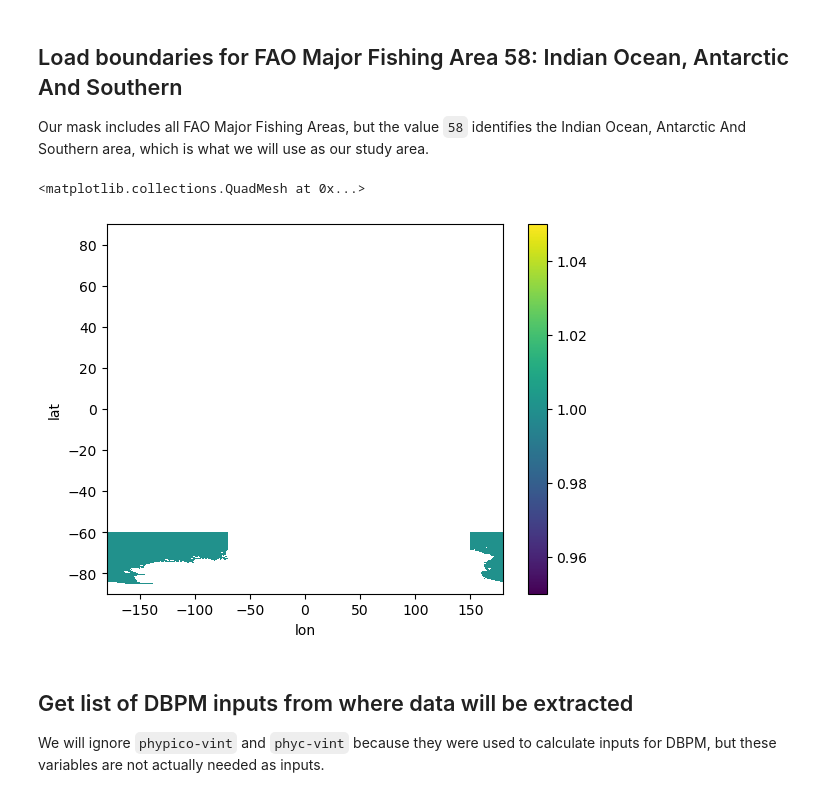
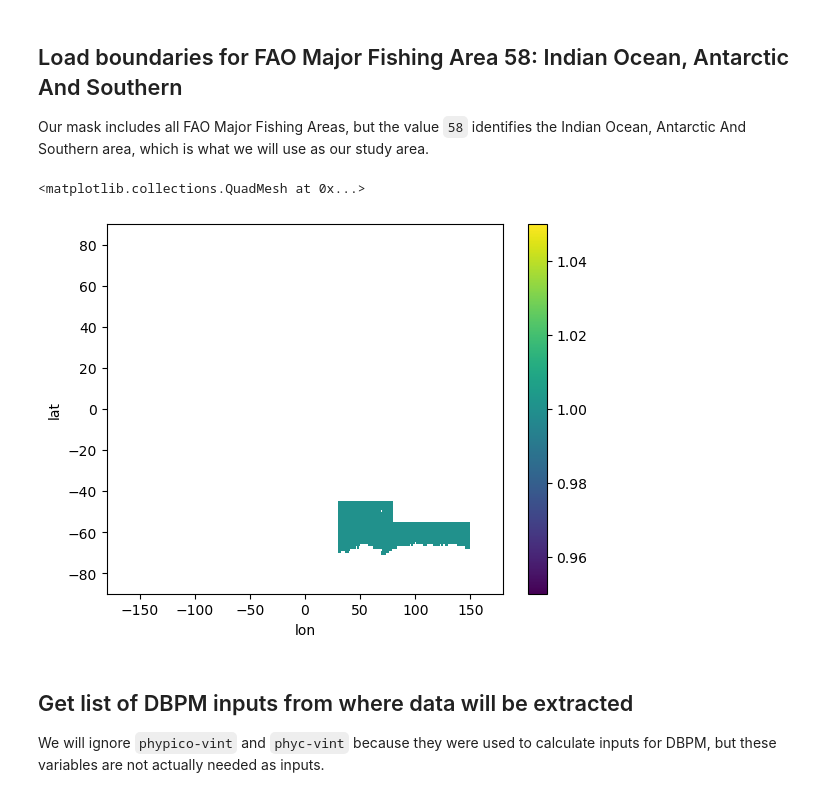
Before and after one commit to lidefi87/dbpm_southern_ocean, a Jupyter notebook: scripts/02_processing_dbpm_regional_inputs.ipynb, the cells around one changed output. Drawn from its saved outputs; the diff is of its cells as text; code cells hidden in the pictures.

```diff
--- a/scripts/02_processing_dbpm_regional_inputs.ipynb
+++ b/scripts/02_processing_dbpm_regional_inputs.ipynb
@@ -107,17 +107,17 @@ Our mask includes all FAO Major Fishing Areas, but the value `58` identifies the
 # %%
 #Loading mask
 mask_path = os.path.join('/g/data/vf71/shared_resources/fao_fishing_areas',
                          f'gfdl-mom6-cobalt2_FAO_MajorAreas_{res_am}_global_fixed.nc')
 mask = xr.open_dataarray(mask_path)
 
 #Keeping only Indian Ocean, Antarctic Fishing Area
-mask_fao = xr.where(mask == 88, 1, np.nan)
+mask_fao = xr.where(mask == 58, 1, np.nan)
 
 #Plotting results
 mask_fao.plot()
 # %% [output]
 <matplotlib.collections.QuadMesh at 0x...>
-[figure, old version]
+[figure, new version]
 # %% [markdown]
 ## Get list of DBPM inputs from where data will be extracted
 We will ignore `phypico-vint` and `phyc-vint` because they were used to calculate inputs for DBPM, but these variables are not actually needed as inputs.
```
Also changed, not shown: parts of 6 cells of this notebook.
